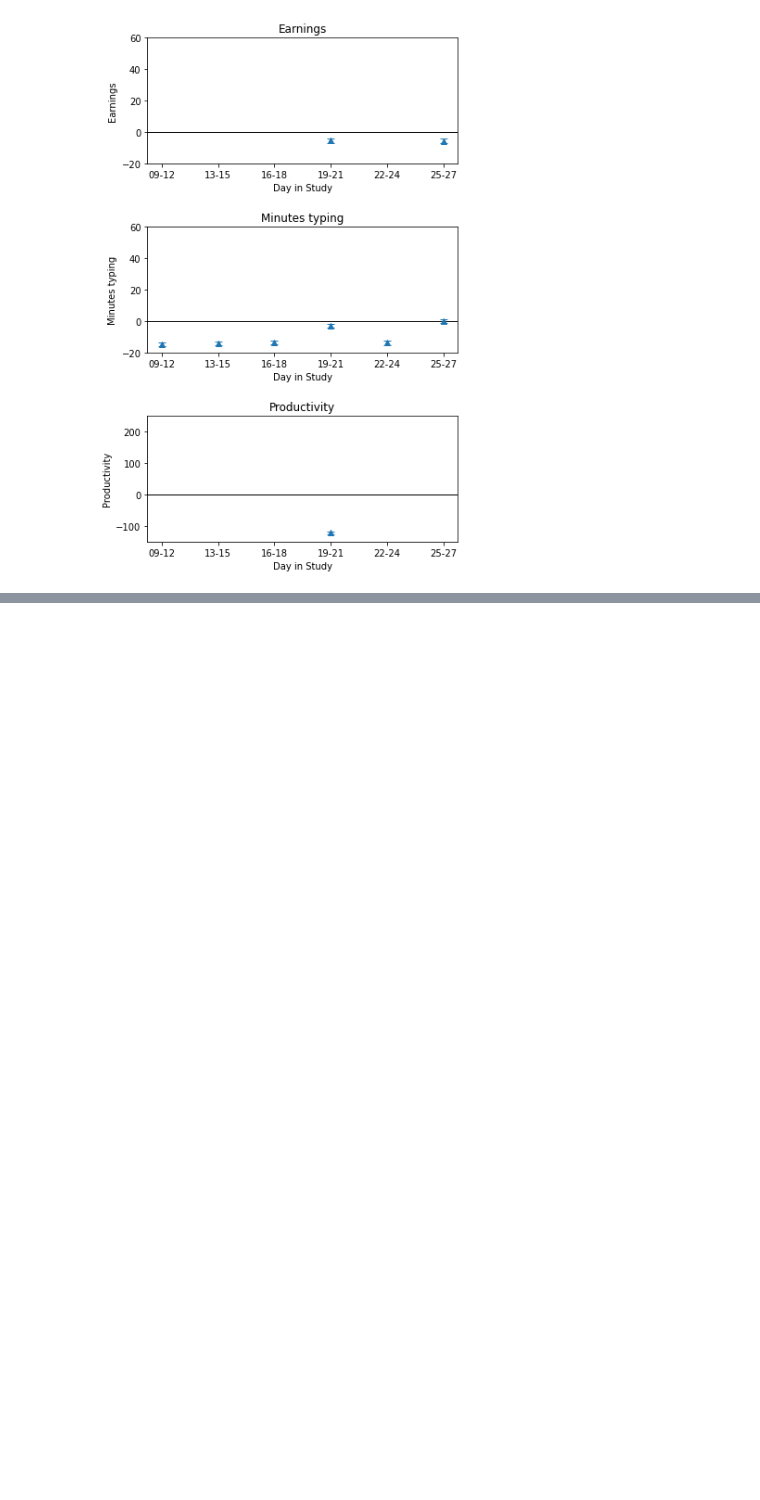
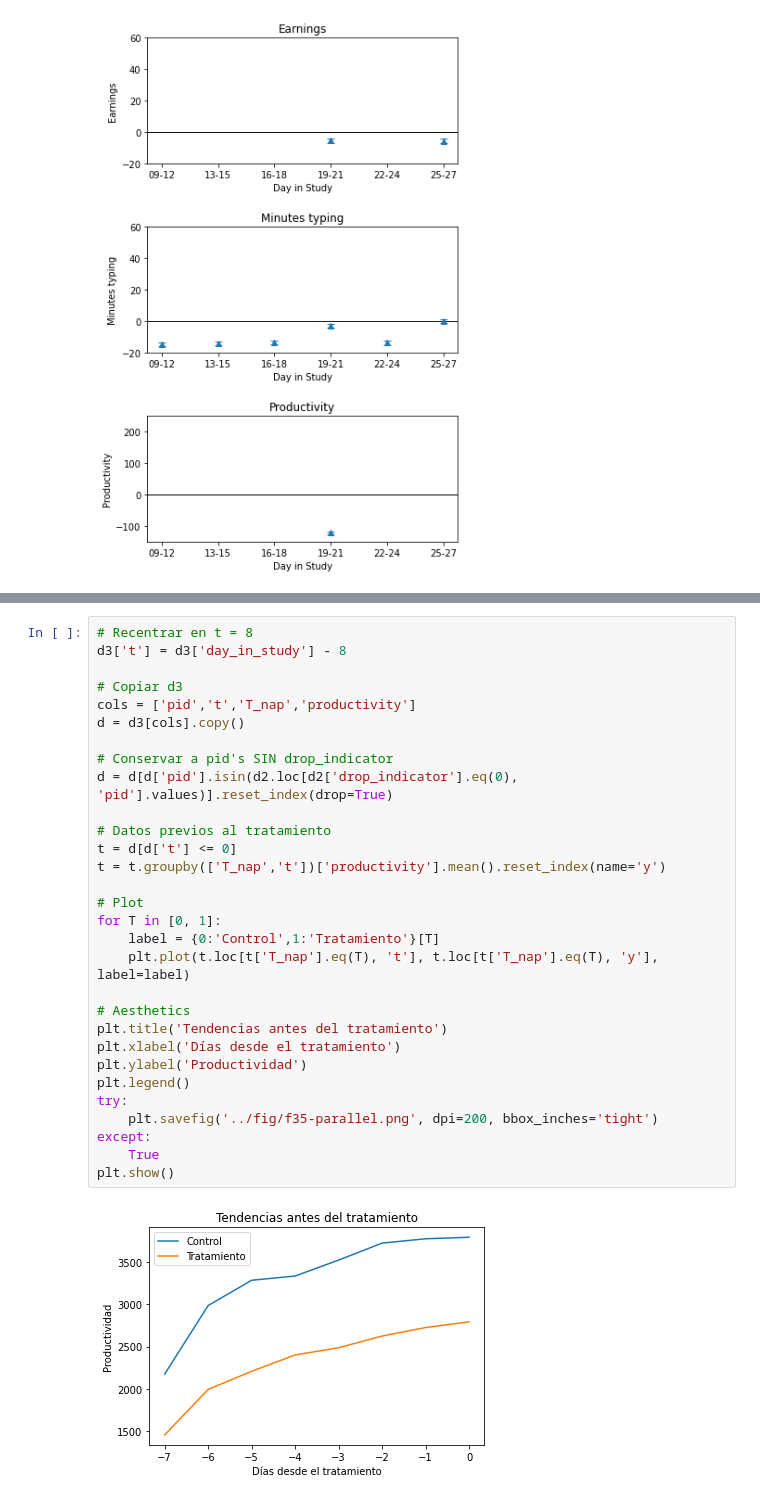
Before and after one commit to ArturoSbr/EmtrAp-hw01, a Jupyter notebook: cod/main.ipynb, the cells around one changed output, grey strips where cells are left out. Saved outputs shown, nothing was run; the diff lists cells and outputs as text; blank space fills up the shorter version.

```diff
--- a/cod/main.ipynb
+++ b/cod/main.ipynb
@@ -862,0 +876,32 @@ plt.show()
+# %%
+# Recentrar en t = 8
+d3['t'] = d3['day_in_study'] - 8
+
+# Copiar d3
+cols = ['pid','t','T_nap','productivity']
+d = d3[cols].copy()
+
+# Conservar a pid's SIN drop_indicator
+d = d[d['pid'].isin(d2.loc[d2['drop_indicator'].eq(0), 'pid'].values)].reset_index(drop=True)
+
+# Datos previos al tratamiento
+t = d[d['t'] <= 0]
+t = t.groupby(['T_nap','t'])['productivity'].mean().reset_index(name='y')
+
+# Plot
+for T in [0, 1]:
+    label = {0:'Control',1:'Tratamiento'}[T]
+    plt.plot(t.loc[t['T_nap'].eq(T), 't'], t.loc[t['T_nap'].eq(T), 'y'], label=label)
+
+# Aesthetics
+plt.title('Tendencias antes del tratamiento')
+plt.xlabel('Días desde el tratamiento')
+plt.ylabel('Productividad')
+plt.legend()
+try:
+    plt.savefig('../fig/f35-parallel.png', dpi=200, bbox_inches='tight')
+except:
+    True
+plt.show()
+# %% [output]
+[figure, added]
```
Also changed, not shown: parts of 8 cells of this notebook.
